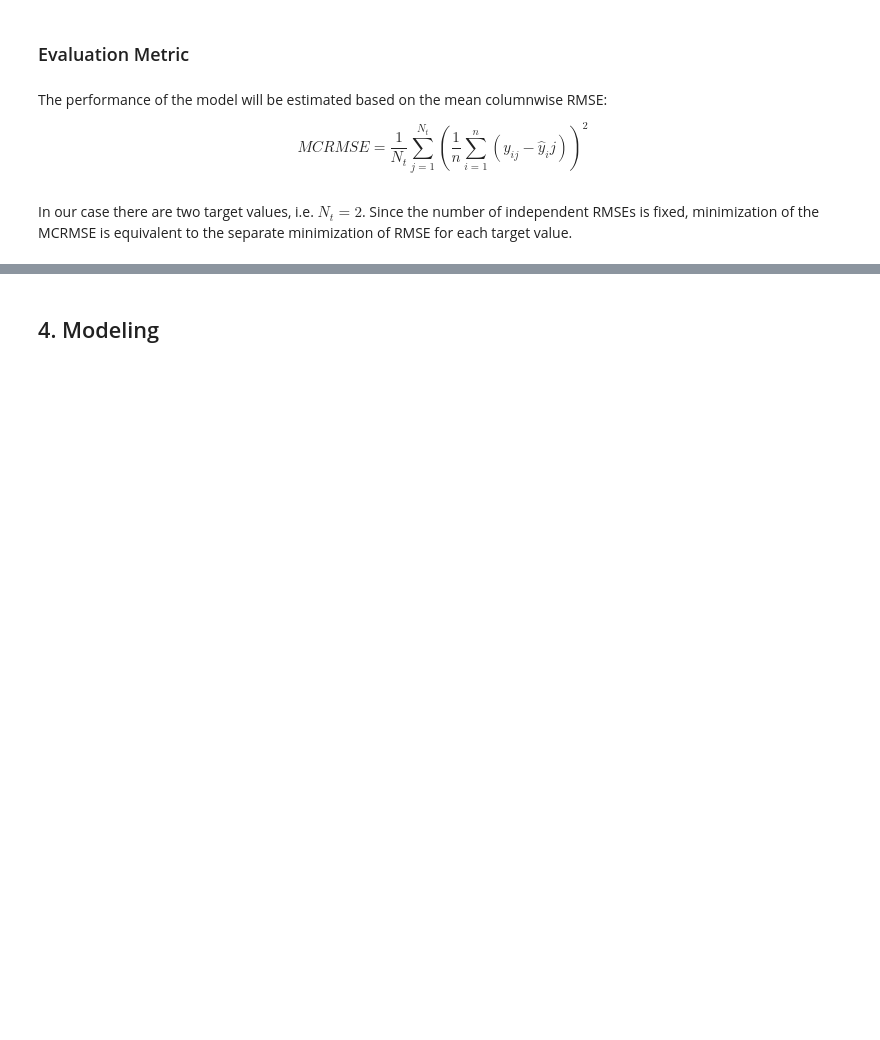
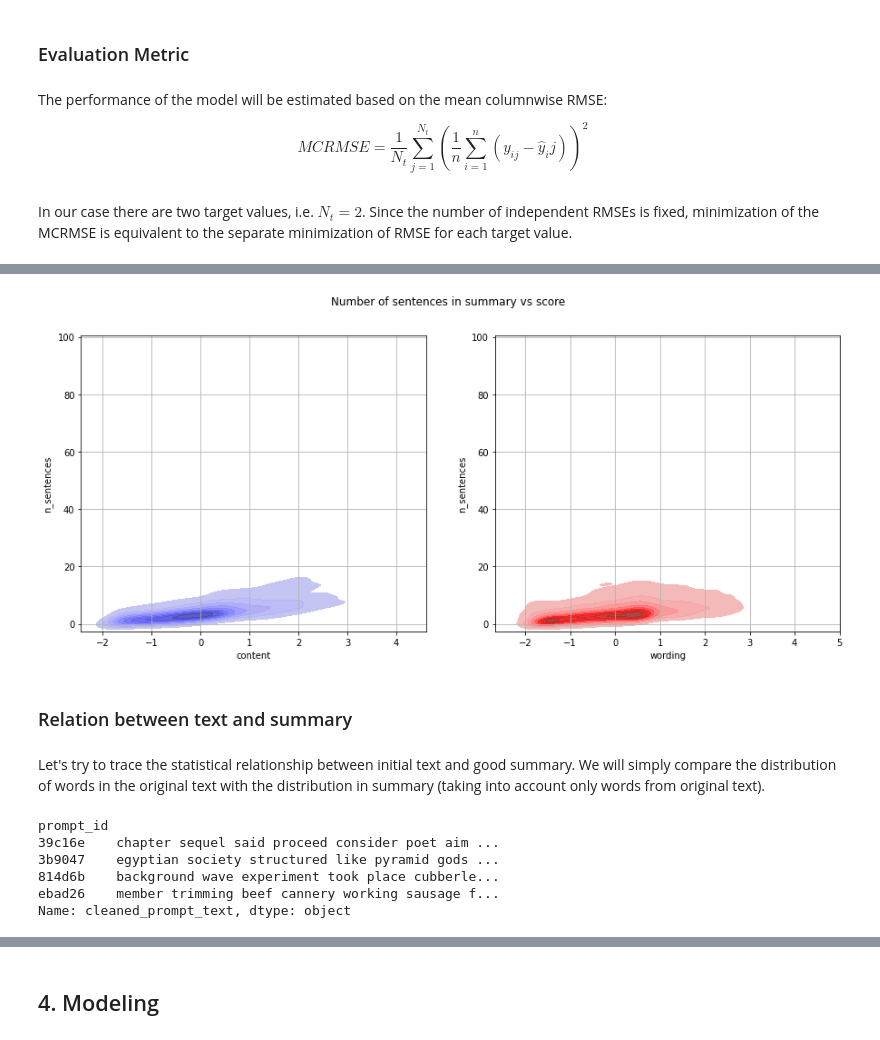
Before and after one commit to EvgeniyAzarov/iasa_nlp_homeworks, a Jupyter notebook: HW1_formalization_of_ml_task/hw1.ipynb, the cells around one changed output, grey strips where cells are left out. Cells and saved outputs as stored; diff of their text form; code cells hidden in the pictures; blank space fills up the shorter version.

```diff
--- a/HW1_formalization_of_ml_task/hw1.ipynb
+++ b/HW1_formalization_of_ml_task/hw1.ipynb
@@ -144,0 +223,17 @@ In our case there are two target values, i.e. $N_t = 2$. Since the number of ind
+# %%
+fig, axs = plt.subplots(1, 2, figsize=(15, 6))
+
+sns.kdeplot(data=df[df['is_train']], x='content', y='n_sentences', color='b', fill=True, alpha=0.9, ax=axs[0])
+sns.kdeplot(data=df[df['is_train']], x='wording', y='n_sentences', color='r', fill=True, alpha=0.9, ax=axs[1])
+
+axs[0].grid()
+axs[1].grid()
+
+plt.suptitle("Number of sentences in summary vs score")
+plt.show()
+# %% [output]
+[figure, added]
+# %% [markdown]
+### Relation between text and summary
+# %% [markdown]
+Let's try to trace the statistical relationship between initial text and good summary. We will simply compare the distribution of words in the original text with the distribution in summary (taking into account only words from original text).
@@ -144,0 +246,10 @@ In our case there are two target values, i.e. $N_t = 2$. Since the number of ind
+# %%
+prompts_texts = df.loc[df['is_train']].groupby("prompt_id").first()['cleaned_prompt_text']
+prompts_texts
+# %% [output]
+prompt_id
+39c16e    chapter sequel said proceed consider poet aim ...
+3b9047    egyptian society structured like pyramid gods ...
+814d6b    background wave experiment took place cubberle...
+ebad26    member trimming beef cannery working sausage f...
+Name: cleaned_prompt_text, dtype: object
```
Also changed, not shown: parts of 49 cells of this notebook, 1 other file.
